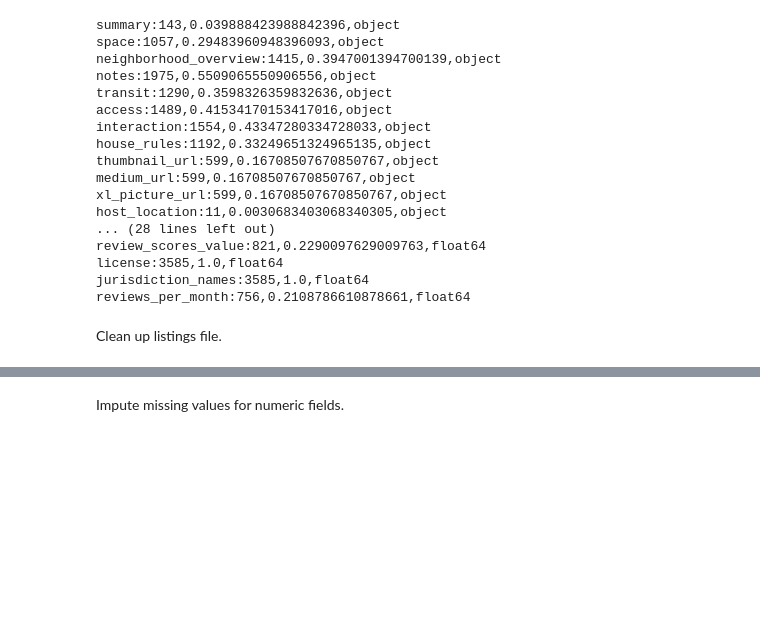
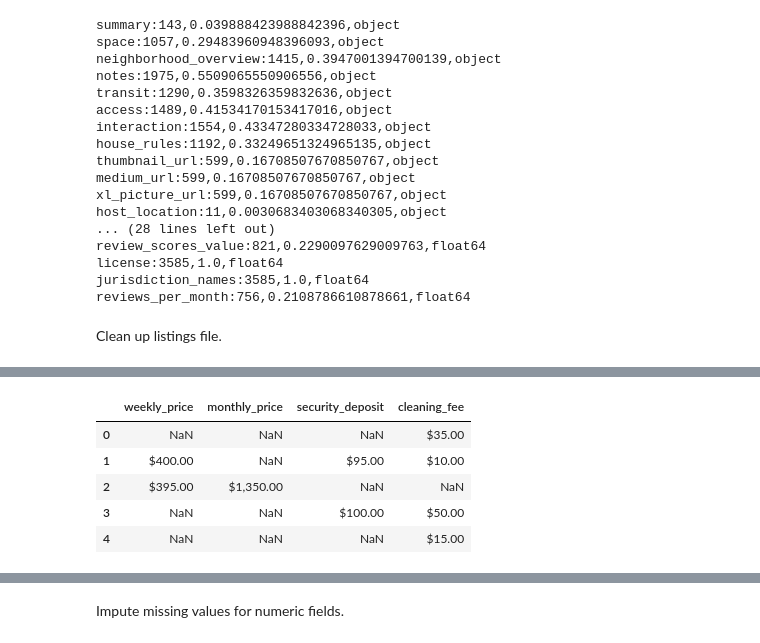
Before and after one commit to ewood242/Project_1_Data-Science-Blog, a Jupyter notebook: Project_1_Writing a Data Scientist Blog Post.ipynb, the cells around one changed output, grey strips where cells are left out. Drawn from its saved outputs; the diff is of its cells as text; code cells hidden in the pictures; blank space fills up the shorter version.

```diff
--- a/Project_1_Writing a Data Scientist Blog Post.ipynb
+++ b/Project_1_Writing a Data Scientist Blog Post.ipynb
@@ -336,0 +332,17 @@ for column in listings_filtered:
+# %%
+# Remove location fields unlikely to be helpful in analysis
+# Lat and Long
+listings_filtered['country'].value_counts()
+# country has one value: United States
+listings_filtered['country_code'].value_counts()
+# country_code has one value: US
+# street
+listings_filtered['state'].value_counts()
+# state has one value: MA
+listings_filtered['market'].value_counts()
+# most in Boston, but 1 in San Francisco, 1 in Other (Domestic), and 1 in Other (International)
+# city, zipcode, smart_location, neighbourhood, and neighbourhood_cleansed all contain similar info - keep only one
+# is_location_exact doesn't seem particularly helpful
+
+listings_filtered = listings_filtered.drop(['latitude', 'longitude', 'country', 'country_code', 'street', 'state', 'market',
+                                            'neighbourhood', 'smart_location', 'is_location_exact', 'city', 'zipcode'], axis = 1)
@@ -336,0 +392,10 @@ for column in listings_filtered:
+# %%
+# Why are price fields considered object type? Let's fix this.
+listings_filtered[['weekly_price', 'monthly_price', 'security_deposit', 'cleaning_fee']].head()
+# %% [output]
+|  | weekly_price | monthly_price | security_deposit | cleaning_fee |
+| 0 | NaN | NaN | NaN | $35.00 |
+| 1 | $400.00 | NaN | $95.00 | $10.00 |
+| 2 | $395.00 | $1,350.00 | NaN | NaN |
+| 3 | NaN | NaN | $100.00 | $50.00 |
+| 4 | NaN | NaN | NaN | $15.00 |
```
Also changed, not shown: parts of 21 cells of this notebook.
